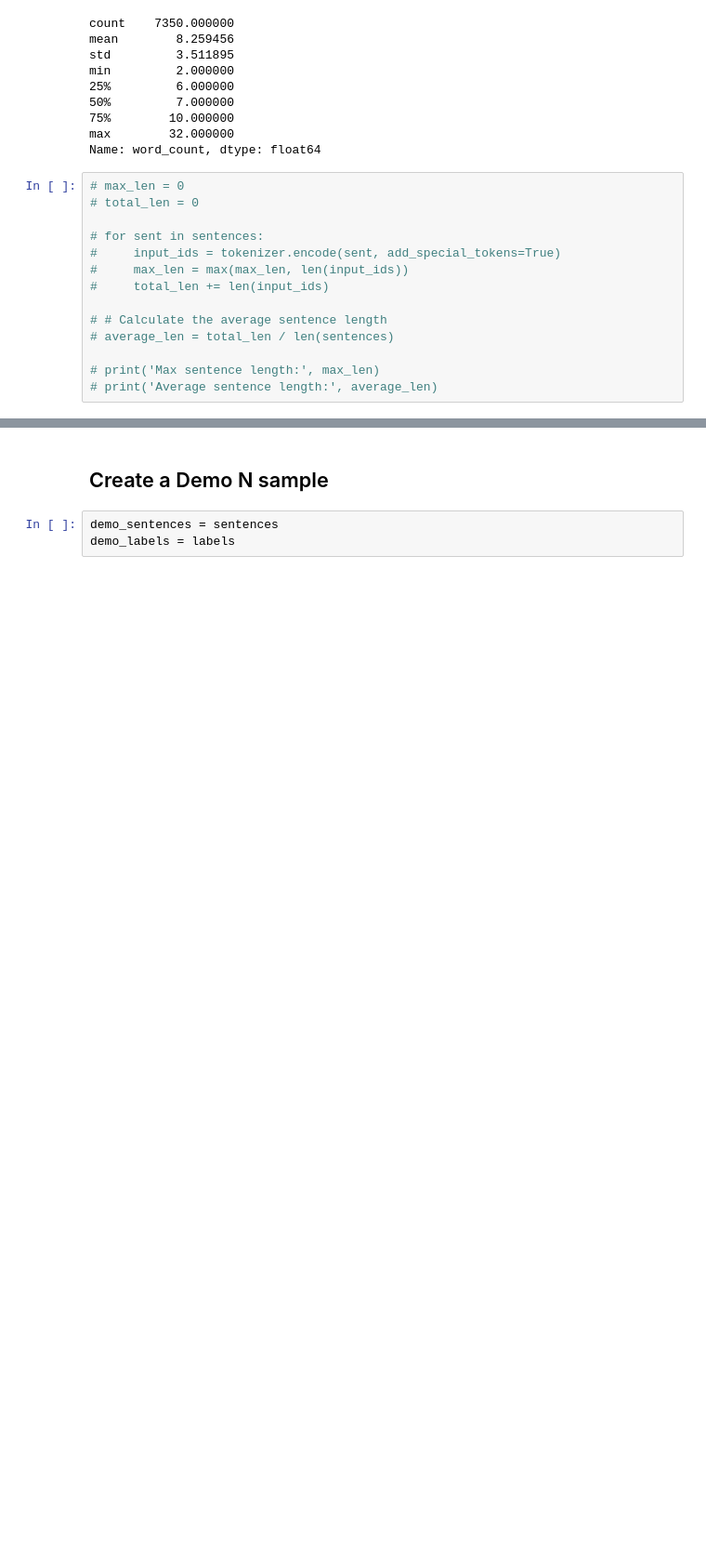
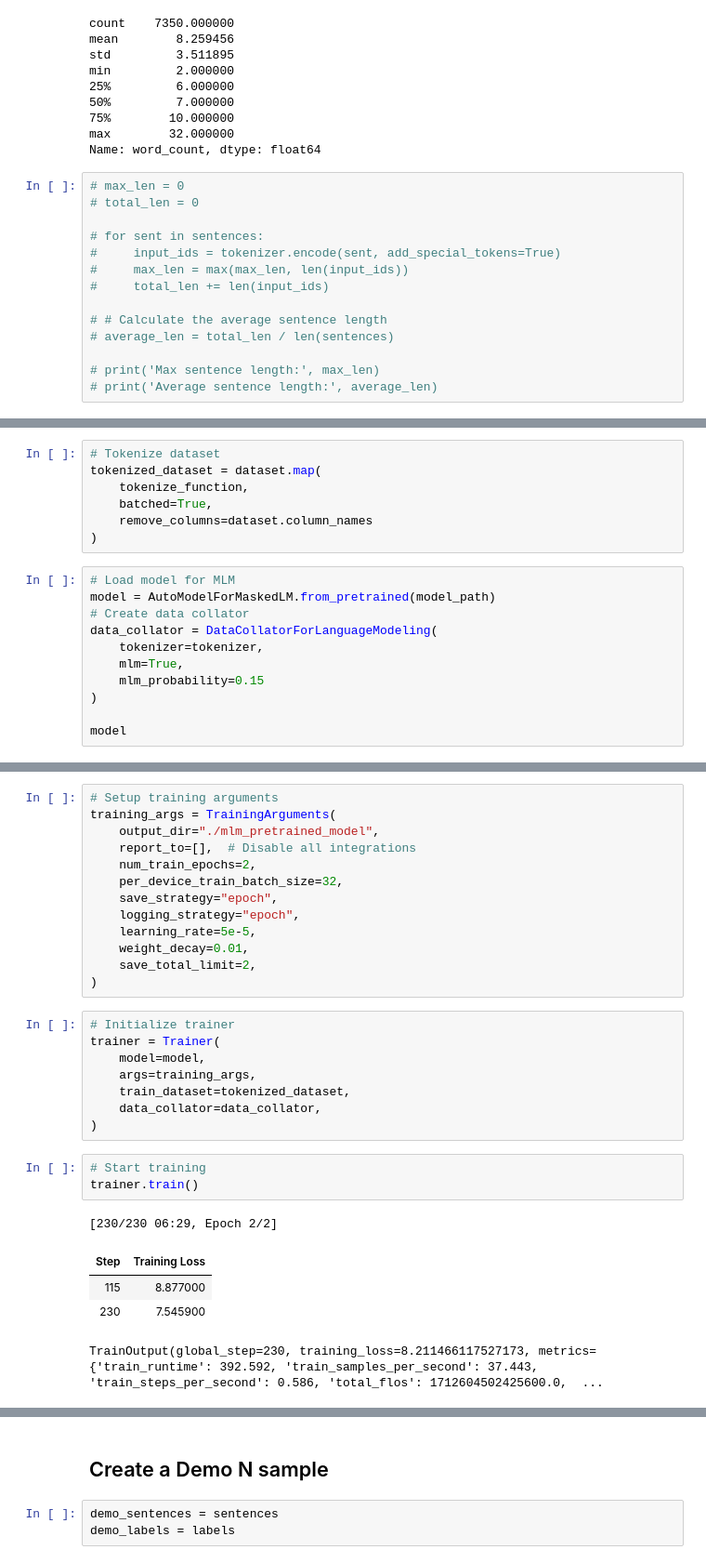
Before and after one commit to oitik/Harun-SIr, a Jupyter notebook: saint-common-detection.ipynb, the cells around one changed output, grey strips where cells are left out. Shown at 93% size. Saved outputs shown, nothing was run; the diff lists cells and outputs as text; blank space fills up the shorter version.

```diff
--- a/saint-common-detection.ipynb
+++ b/saint-common-detection.ipynb
@@ -321,0 +370,18 @@ Name: word_count, dtype: float64
+# %%
+# Tokenize dataset
+tokenized_dataset = dataset.map(
+    tokenize_function,
+    batched=True,
+    remove_columns=dataset.column_names
+)
+# %%
+# Load model for MLM
+model = AutoModelForMaskedLM.from_pretrained(model_path)
+# Create data collator
+data_collator = DataCollatorForLanguageModeling(
+    tokenizer=tokenizer,
+    mlm=True,
+    mlm_probability=0.15
+)
+
+model
@@ -321,0 +408,30 @@ Name: word_count, dtype: float64
+# %%
+# Setup training arguments
+training_args = TrainingArguments(
+    output_dir="./mlm_pretrained_model",
+    report_to=[],  # Disable all integrations
+    num_train_epochs=2,
+    per_device_train_batch_size=32,
+    save_strategy="epoch",
+    logging_strategy="epoch",
+    learning_rate=5e-5,
+    weight_decay=0.01,
+    save_total_limit=2,
+)
+# %%
+# Initialize trainer
+trainer = Trainer(
+    model=model,
+    args=training_args,
+    train_dataset=tokenized_dataset,
+    data_collator=data_collator,
+)
+# %%
+# Start training
+trainer.train()
+# %% [output]
+[230/230 06:29, Epoch 2/2]
+| Step | Training Loss |
+| 115 | 8.877000 |
+| 230 | 7.545900 |
+TrainOutput(global_step=230, training_loss=8.211466117527173, metrics={'train_runtime': 392.592, 'train_samples_per_second': 37.443, 'train_steps_per_second': 0.586, 'total_flos': 1712604502425600.0,  ...
```
Also changed, not shown: parts of 43 cells of this notebook.
